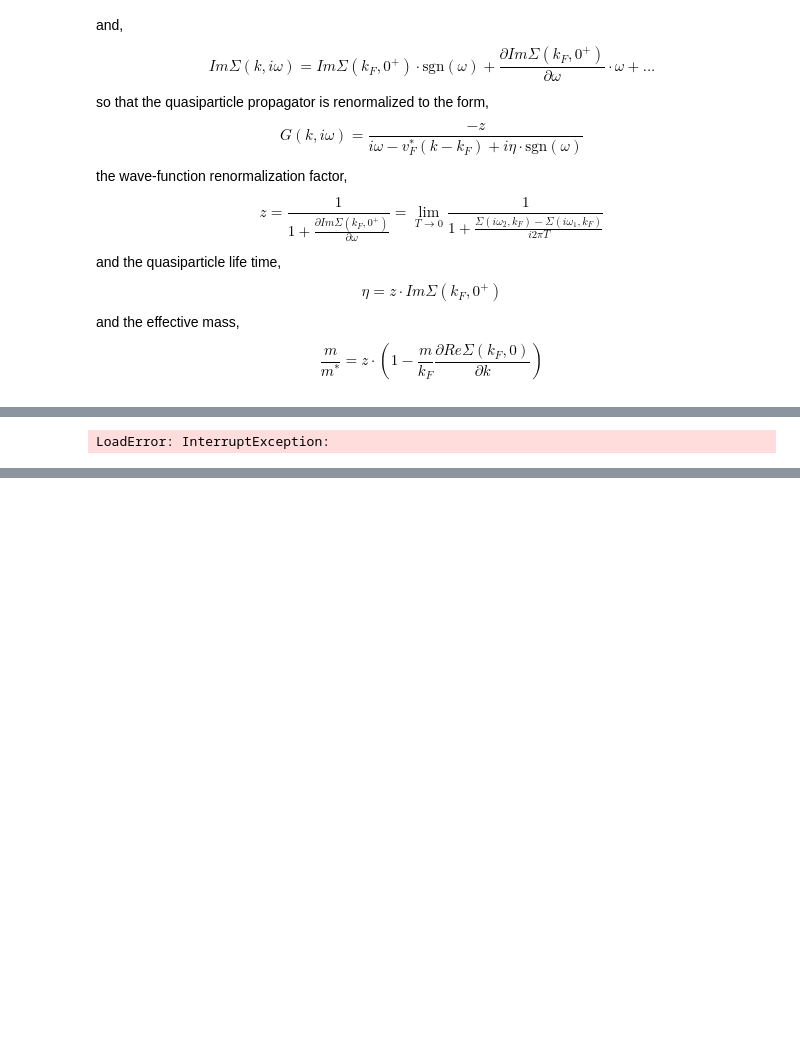
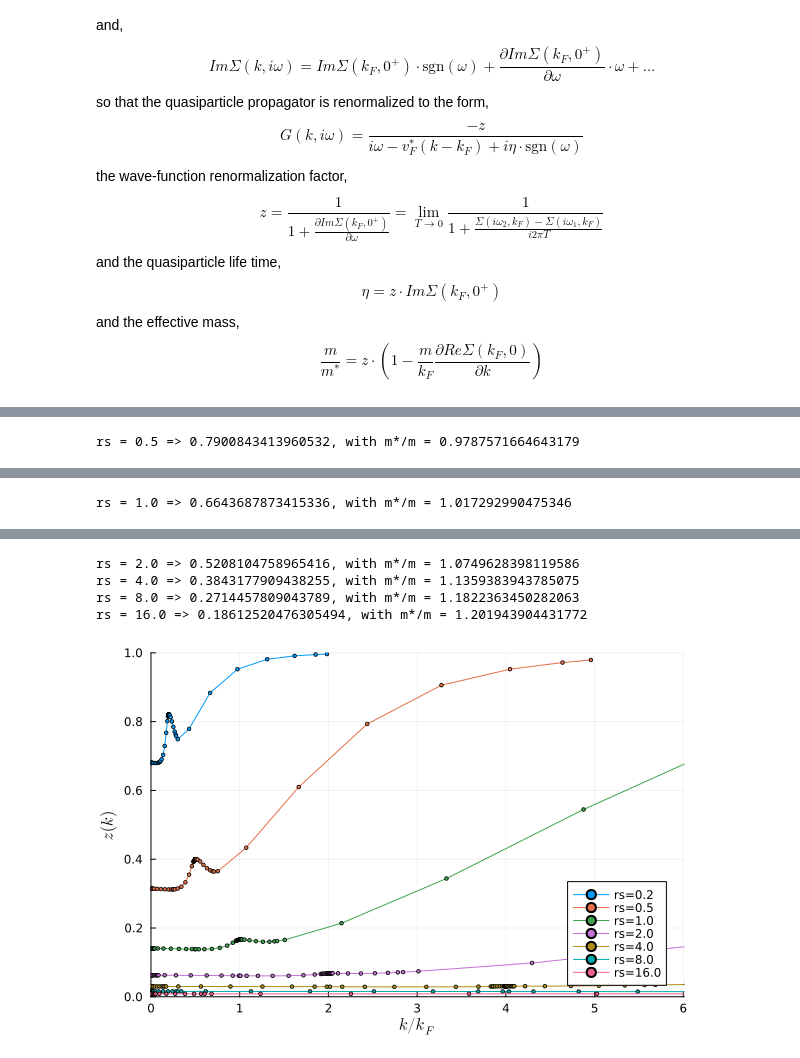
Before and after one commit to numericalEFT/ElectronGas.jl, a Jupyter notebook: example/G0W0_2D.ipynb, the cells around one changed output, grey strips where cells are left out. Saved outputs shown, nothing was run; the diff lists cells and outputs as text; code cells hidden in the pictures; blank space fills up the shorter version.

```diff
--- a/example/G0W0_2D.ipynb
+++ b/example/G0W0_2D.ipynb
@@ -96,29 +89,18 @@ for _rs in rslist
     param = Parameter.rydbergUnit(1.0/beta/2, _rs, d)
     @unpack me, β, kF = param
     Nk, order, minK, rtol = 8, 8, 1e-7, 1e-10
-    sigma = SelfEnergy.G0W0(param, minK = minK, Nk=Nk, order=order);
-    sigma_wn = GreenFunc.toMatFreq(sigma);
-    dlr = sigma_wn.dlrGrid
-    kgrid = sigma_wn.spaceGrid
-    kFidx = searchsortedfirst(kgrid.grid, kF)
-    #println(kgrid.grid[kFidx]-kF)
-    w0idx = searchsortedfirst(dlr.n, 0)
-    z = 1 / (1 - imag(sigma_wn.dynamic[1, 1, kFidx, w0idx+1]-sigma_wn.dynamic[1, 1, kFidx, w0idx]) / (2π) * β)
+    sigma_dyn, sigma_ins = SelfEnergy.G0W0(param, minK = minK, Nk=Nk, order=order);
+    sigma_wn = sigma_dyn |> to_dlr |> to_imfreq;
 
-    #println("rs = $_rs => $z")
-    #k1, k2 = kFidx, kFidx+3
-    #sigma1=real(sigma_wn.dynamic[1, 1, k1, w0idx])+sigma_wn.instant[1, 1, k1]
-    #sigma2=real(sigma_wn.dynamic[1, 1, k2, w0idx])+sigma_wn.instant[1, 1, k2]
-    #ds_dk = (sigma1-sigma2)/(kgrid.grid[k1]-kgrid.grid[k2])
-    #mratio = 1.0/z/(1+me/kF*ds_dk)
-    mratio = SelfEnergy.massratio(param, sigma)
+    z, _ = SelfEnergy.zfactor(param, sigma_wn)
+    mratio, _ = SelfEnergy.massratio(param, sigma_dyn, sigma_ins)
+
     println("rs = $_rs => $z, with m*/m = $mratio")
     push!(zfactor, z)
     push!(mass, mratio)
 
 
-    zfactor_wn = @. 1 / (1 - imag(sigma_wn.dynamic[1, 1, :, w0idx+1]-sigma_wn.dynamic[1, 1, :, w0idx]) / (2π) * param.β)
-    #println(zfactor_wn)
+    zfactor_wn = @. 1 / (1 - imag(sigma_wn[w0idx+1, :]-sigma_wn[w0idx, :]) / (2π) * param.β)
     push!(zfactor_n, zfactor_wn)
     plot!(plt, kgrid.grid/param.kF, zfactor_wn, marker=2, label="rs=$_rs", xlabel=L"$k/k_F$", ylabel=L"$z(k)$")
 end
@@ -133 +115 @@ Base.Iterators.Pairs{Union{}, Union{}, Tuple{}, NamedTuple{(), Tuple{}}}()
-LoadError: InterruptException:
+rs = 0.5 => 0.7900843413960532, with m*/m = 0.9787571664643179
@@ -133,0 +118 @@ LoadError: InterruptException:
+rs = 1.0 => 0.6643687873415336, with m*/m = 1.017292990475346
@@ -133,0 +121,5 @@ LoadError: InterruptException:
+rs = 2.0 => 0.5208104758965416, with m*/m = 1.0749628398119586
+rs = 4.0 => 0.3843177909438255, with m*/m = 1.1359383943785075
+rs = 8.0 => 0.2714457809043789, with m*/m = 1.1822363450282063
+rs = 16.0 => 0.18612520476305494, with m*/m = 1.201943904431772
+[figure, added]
```
Also changed, not shown: parts of 7 cells of this notebook, 2 other files.
